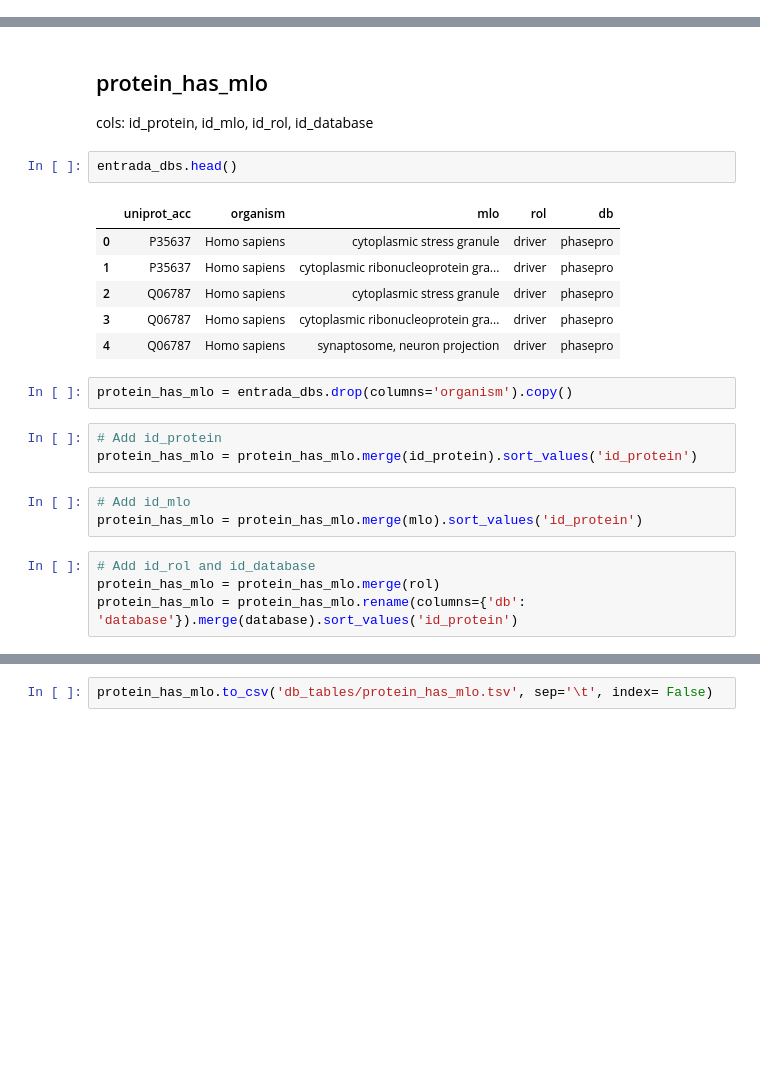
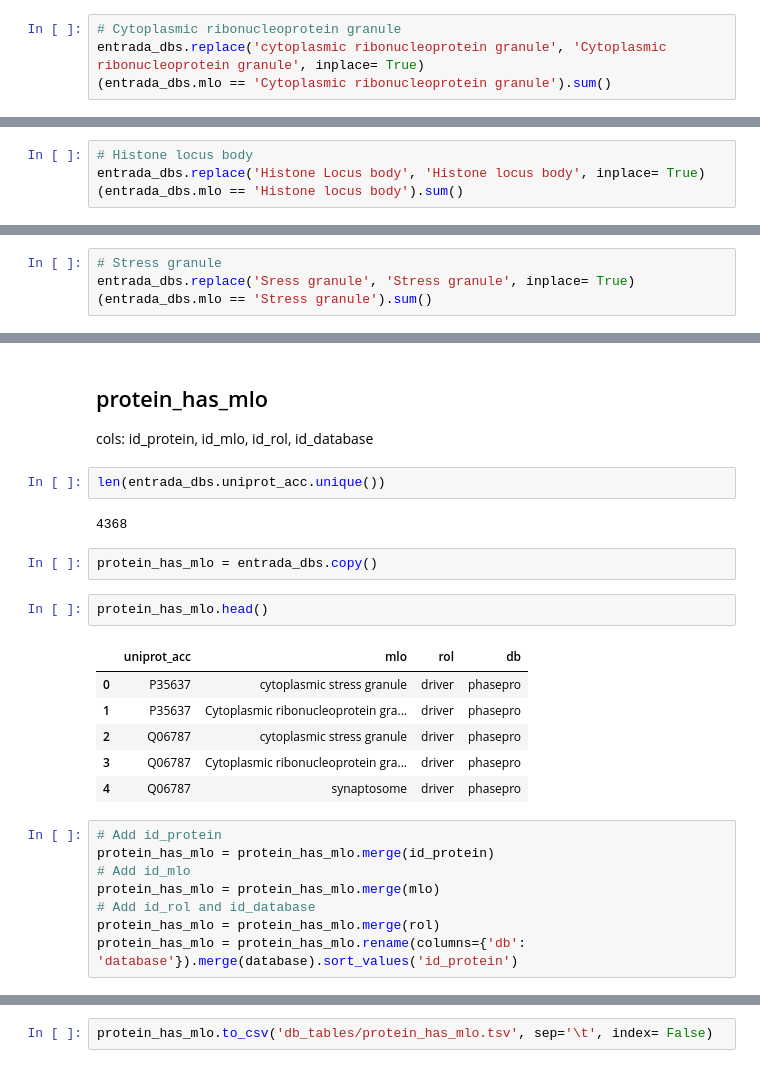
Before and after one commit to alvaro-2/mutations, a Jupyter notebook: generate_tables_db.ipynb, the cells around one changed output, grey strips where cells are left out. Cells and saved outputs as stored; diff of their text form; blank space fills up the shorter version.

Commit message:
script to generate tables for db in tsv format

```diff
--- a/generate_tables_db.ipynb
+++ b/generate_tables_db.ipynb
@@ -883,0 +1104,4 @@ Name: mlo, Length: 116, dtype: int64
+# %%
+# Cytoplasmic ribonucleoprotein granule
+entrada_dbs.replace('cytoplasmic ribonucleoprotein granule', 'Cytoplasmic ribonucleoprotein granule', inplace= True)
+(entrada_dbs.mlo == 'Cytoplasmic ribonucleoprotein granule').sum()
@@ -883,0 +1110,4 @@ Name: mlo, Length: 116, dtype: int64
+# %%
+# Histone locus body
+entrada_dbs.replace('Histone Locus body', 'Histone locus body', inplace= True)
+(entrada_dbs.mlo == 'Histone locus body').sum()
@@ -883,0 +1116,4 @@ Name: mlo, Length: 116, dtype: int64
+# %%
+# Stress granule
+entrada_dbs.replace('Sress granule', 'Stress granule', inplace= True)
+(entrada_dbs.mlo == 'Stress granule').sum()
@@ -903,27 +1170,29 @@ mlo.to_csv('db_tables/mlo.tsv', sep='\t', index= False)
 # %% [markdown]
 ## protein_has_mlo
 cols: id_protein, id_mlo, id_rol, id_database
+# %%
+len(entrada_dbs.uniprot_acc.unique())
+# %% [output]
+4368
+# %%
+protein_has_mlo = entrada_dbs.copy()
 # %%
-entrada_dbs.head()
+protein_has_mlo.head()
 # %% [output]
-|  | uniprot_acc | organism | mlo | rol | db |
-| 0 | P35637 | Homo sapiens | cytoplasmic stress granule | driver | phasepro |
-| 1 | P35637 | Homo sapiens | cytoplasmic ribonucleoprotein gra... | driver | phasepro |
-| 2 | Q06787 | Homo sapiens | cytoplasmic stress granule | driver | phasepro |
-| 3 | Q06787 | Homo sapiens | cytoplasmic ribonucleoprotein gra... | driver | phasepro |
-| 4 | Q06787 | Homo sapiens | synaptosome, neuron projection | driver | phasepro |
+|  | uniprot_acc | mlo | rol | db |
+| 0 | P35637 | cytoplasmic stress granule | driver | phasepro |
+| 1 | P35637 | Cytoplasmic ribonucleoprotein gra... | driver | phasepro |
+| 2 | Q06787 | cytoplasmic stress granule | driver | phasepro |
+| 3 | Q06787 | Cytoplasmic ribonucleoprotein gra... | driver | phasepro |
+| 4 | Q06787 | synaptosome | driver | phasepro |
-# %%
-protein_has_mlo = entrada_dbs.drop(columns='organism').copy()
 # %%
 # Add id_protein
-protein_has_mlo = protein_has_mlo.merge(id_protein).sort_values('id_protein')
+protein_has_mlo = protein_has_mlo.merge(id_protein)
+# Add id_mlo
+protein_has_mlo = protein_has_mlo.merge(mlo)
+# Add id_rol and id_database
+protein_has_mlo = protein_has_mlo.merge(rol)
+protein_has_mlo = protein_has_mlo.rename(columns={'db': 'database'}).merge(database).sort_values('id_protein')
-# %%
-# Add id_mlo
-protein_has_mlo = protein_has_mlo.merge(mlo).sort_values('id_protein')
-# %%
-# Add id_rol and id_database
-protein_has_mlo = protein_has_mlo.merge(rol)
-protein_has_mlo = protein_has_mlo.rename(columns={'db': 'database'}).merge(database).sort_values('id_protein')
 # %%
 protein_has_mlo.drop(columns=['uniprot_acc', 'mlo', 'rol', 'database'], inplace= True)
 protein_has_mlo
```
Also changed, not shown: parts of 115 cells of this notebook.
